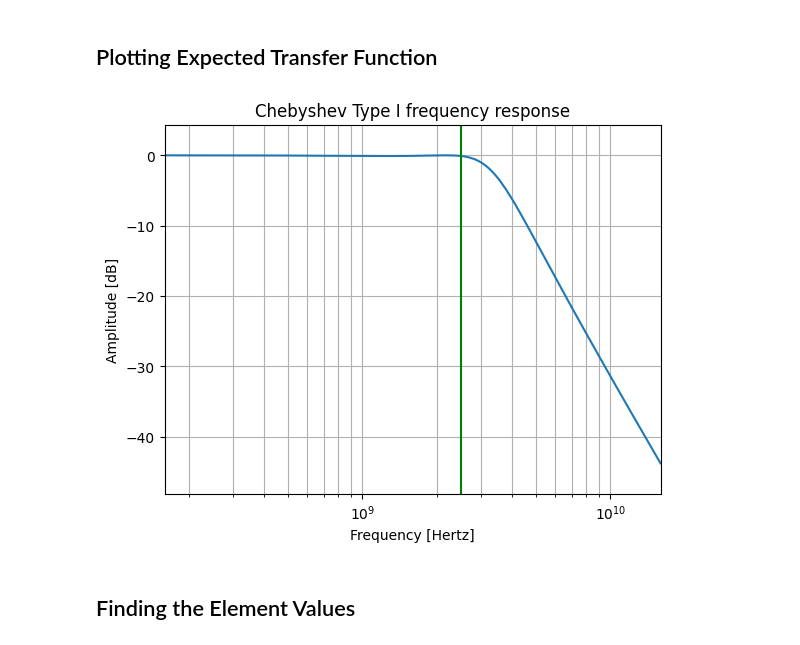
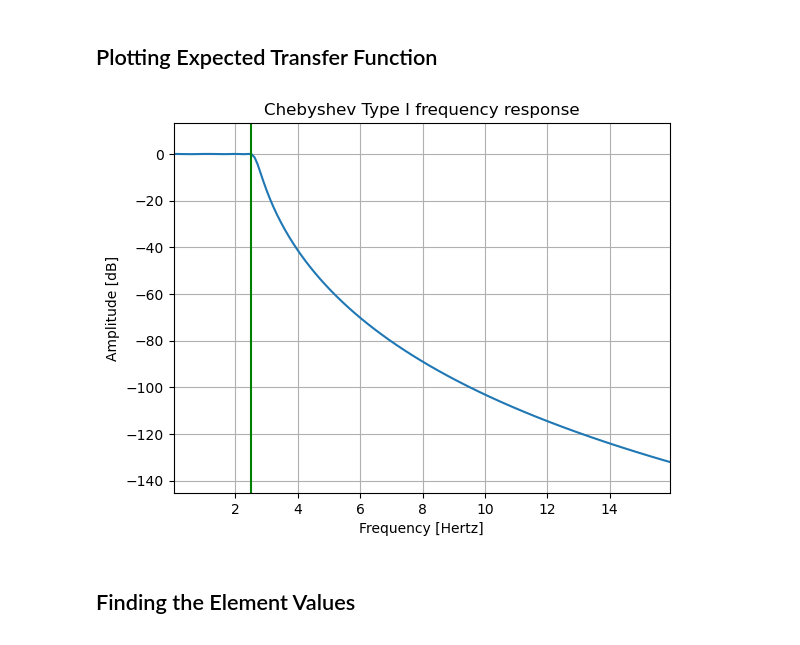
Before and after one commit to ethankasaba13/step-imp, a Jupyter notebook: Stepped Impedance Design.ipynb, the cells around one changed output. Drawn from its saved outputs; the diff is of its cells as text; code cells hidden in the pictures.

Commit message:
Added more graphs to main file

```diff
--- a/Stepped Impedance Design.ipynb
+++ b/Stepped Impedance Design.ipynb
@@ -37,22 +37,22 @@ cutoffGHz = cutoff / (10 ** 9) # cutoff frequency conversion (GHz)
 cutoffrads = 2 * np.pi * cutoff # cutoff frequency conversion (rads/sec)
 g0 = 1 # source impedance, normalized to 1 typically
 z0 = 50 # characteristic impedance (ohms), usually 50 ohms for microwave applications
-type = 'low' # type of filter: low-pass, this is for the plotting
+plot_type = 'low' # type of filter: low-pass, this is for the plotting
 # %% [markdown]
 ## Plotting Expected Transfer Function
 # %%
-b, a = signal.cheby1(ord, rip, cutoffrads, type, analog=True) # get filter coefficients for plotting
+b, a = signal.cheby1(ord, rip, cutoffrads, plot_type, analog=True) # get filter coefficients for plotting
 w, x = signal.freqs(b, a) # frequency response for plotting
-plt.semilogx(w / (2 * np.pi), 20 * np.log10(abs(x))) # plot frequency response
+plt.plot(w / (2 * np.pi)/1e9, 20 * np.log10(abs(x))) # plot frequency response
 plt.title('Chebyshev Type I frequency response')
 plt.xlabel('Frequency [Hertz]')
 plt.ylabel('Amplitude [dB]')
 plt.margins(0, 0.1)
 plt.grid(which='both', axis='both')
-plt.axvline(cutoff, color='green') # cutoff frequency line in green
+plt.axvline(cutoff/1e9, color='green') # cutoff frequency line in green
 plt.show()
 # %% [output]
-[figure, old version]
+[figure, new version]
 # %% [markdown]
 ## Finding the Element Values
 # %%
```
Also changed, not shown: parts of 2 cells of this notebook.
